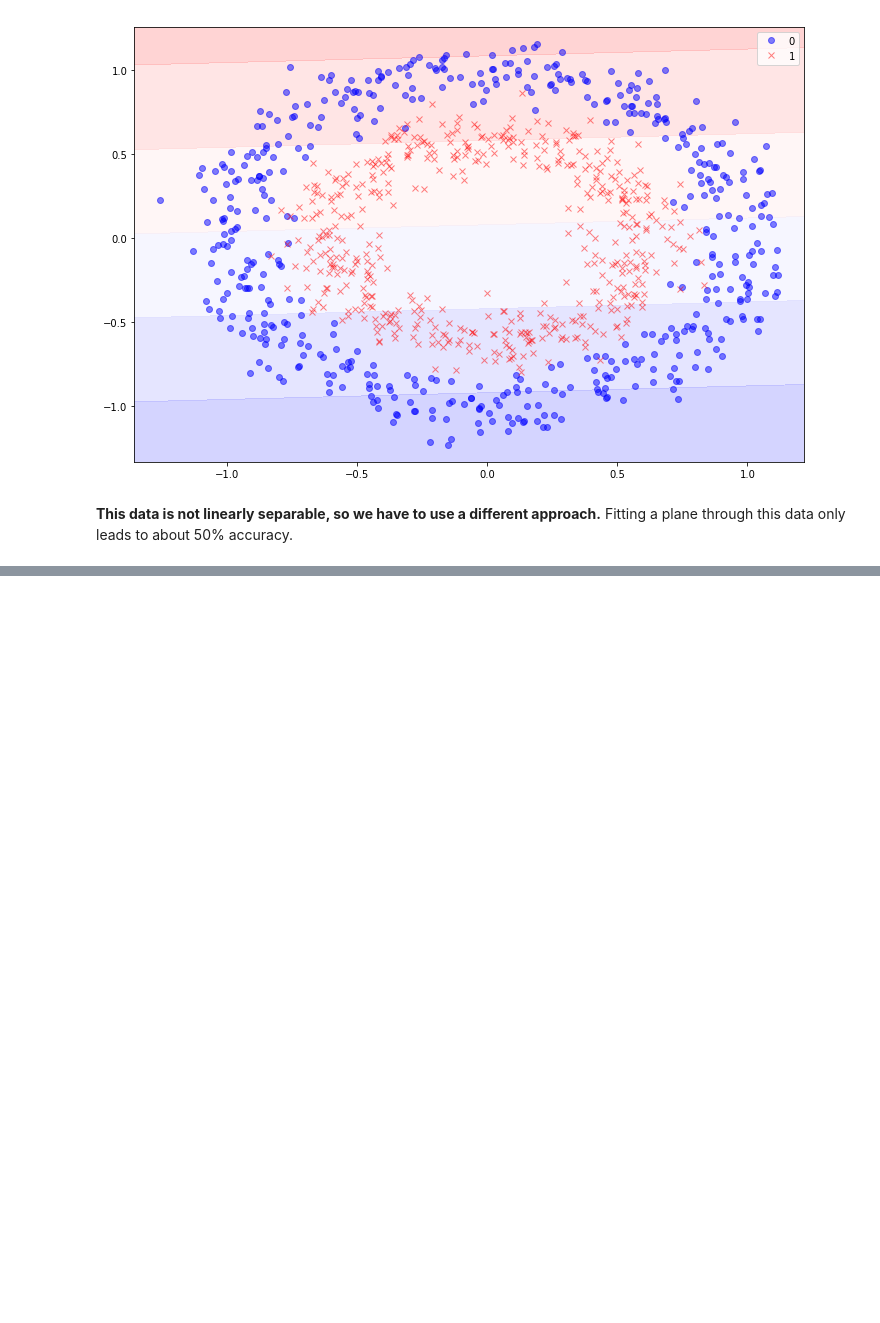
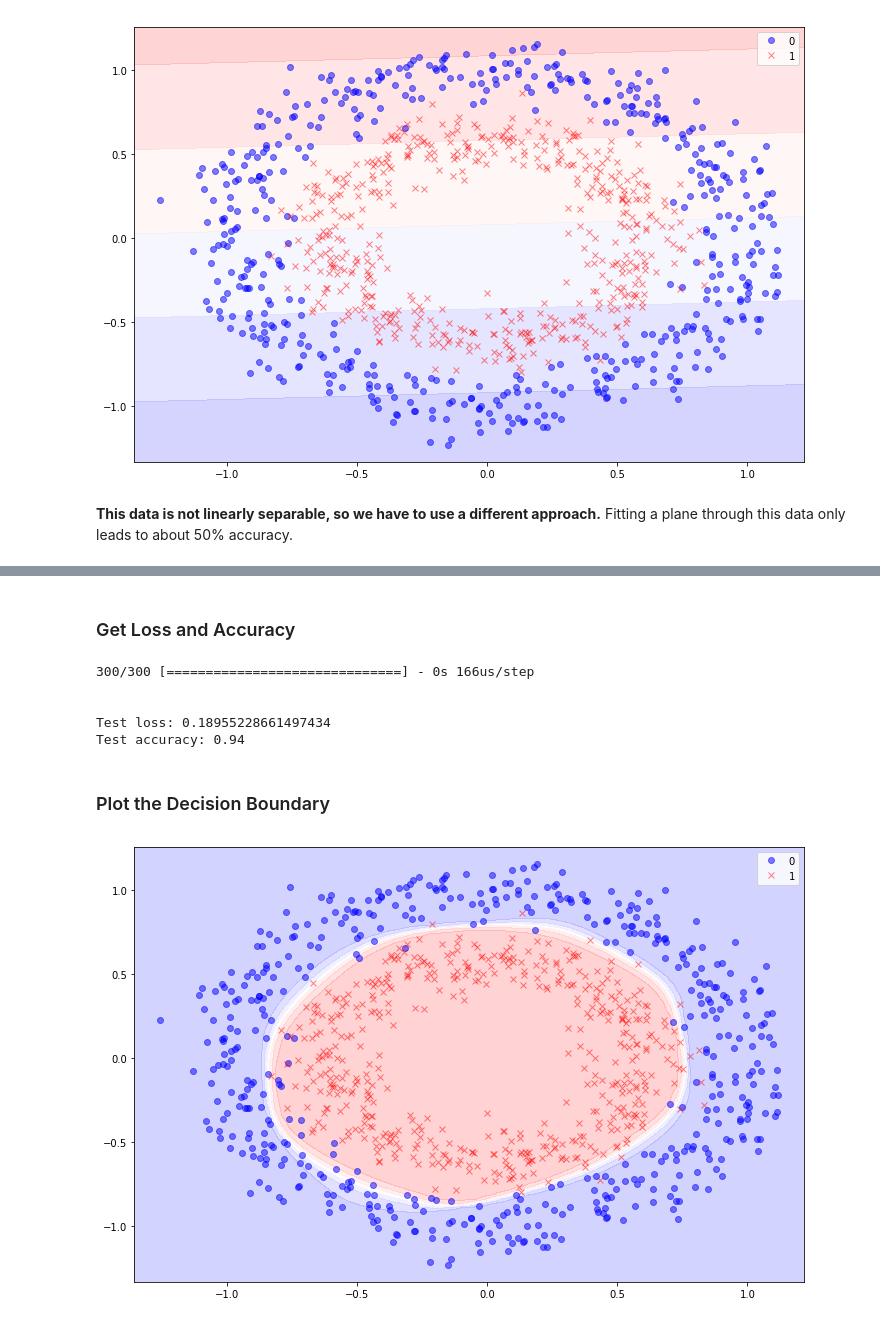
Before and after one commit to ylustina/Pluralsight, a Jupyter notebook: 04_Deep Learning with Keras/03_Constructing Models in Keras/03_Constructing Models in Keras - PLS.ipynb, the cells around one changed output, grey strips where cells are left out. Cells and saved outputs as stored; diff of their text form; code cells hidden in the pictures; blank space fills up the shorter version.

```diff
--- a/04_Deep Learning with Keras/03_Constructing Models in Keras/03_Constructing Models in Keras - PLS.ipynb
+++ b/04_Deep Learning with Keras/03_Constructing Models in Keras/03_Constructing Models in Keras - PLS.ipynb
@@ -176,0 +190,12 @@ For our data, more than two layers is probably overkill.
+# %%
+model = Sequential()
+
+model.add(Dense(4, input_shape=(2,), activation="tanh"))
+model.add(Dense(4, activation="tanh"))
+
+model.add(Dense(1, activation='sigmoid'))
+
+# Compile and fit the model
+model.compile(Adam(lr=0.05), 'binary_crossentropy', metrics=['accuracy'])
+
+model.fit(X_train, y_train, epochs=100, verbose=1)
@@ -176,0 +221,17 @@ For our data, more than two layers is probably overkill.
+# %% [markdown]
+### Get Loss and Accuracy
+# %%
+eval_result = model.evaluate(X_test, y_test)
+print("\n\nTest loss:", eval_result[0], "\nTest accuracy:", eval_result[1])
+# %% [output]
+300/300 [==============================] - 0s 166us/step
+
+
+Test loss: 0.18955228661497434
+Test accuracy: 0.94
+# %% [markdown]
+### Plot the Decision Boundary
+# %%
+plot_decision_boundary(model, X, y).show()
+# %% [output]
+[figure, added]
```
Also changed, not shown: parts of 4 cells of this notebook.
